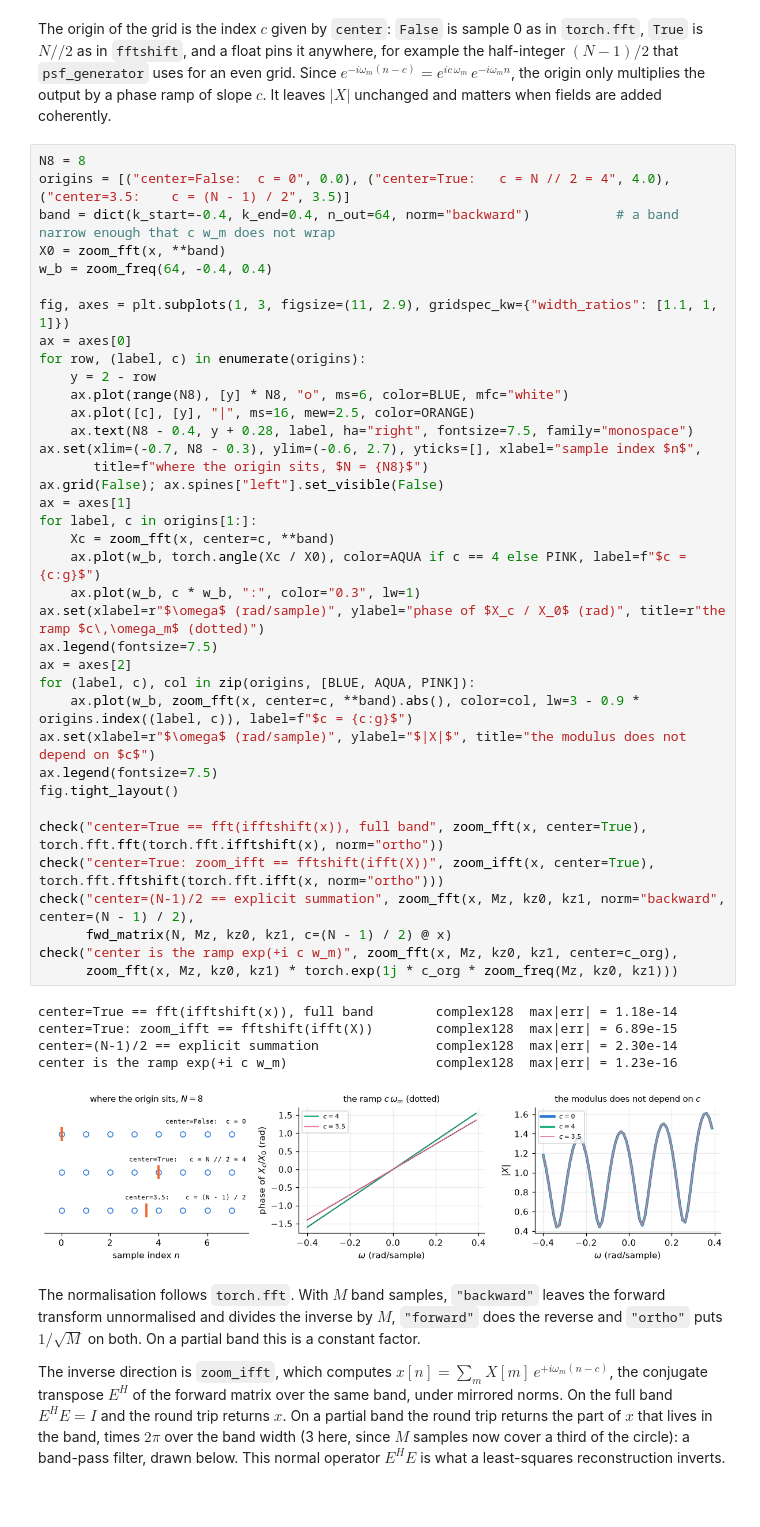
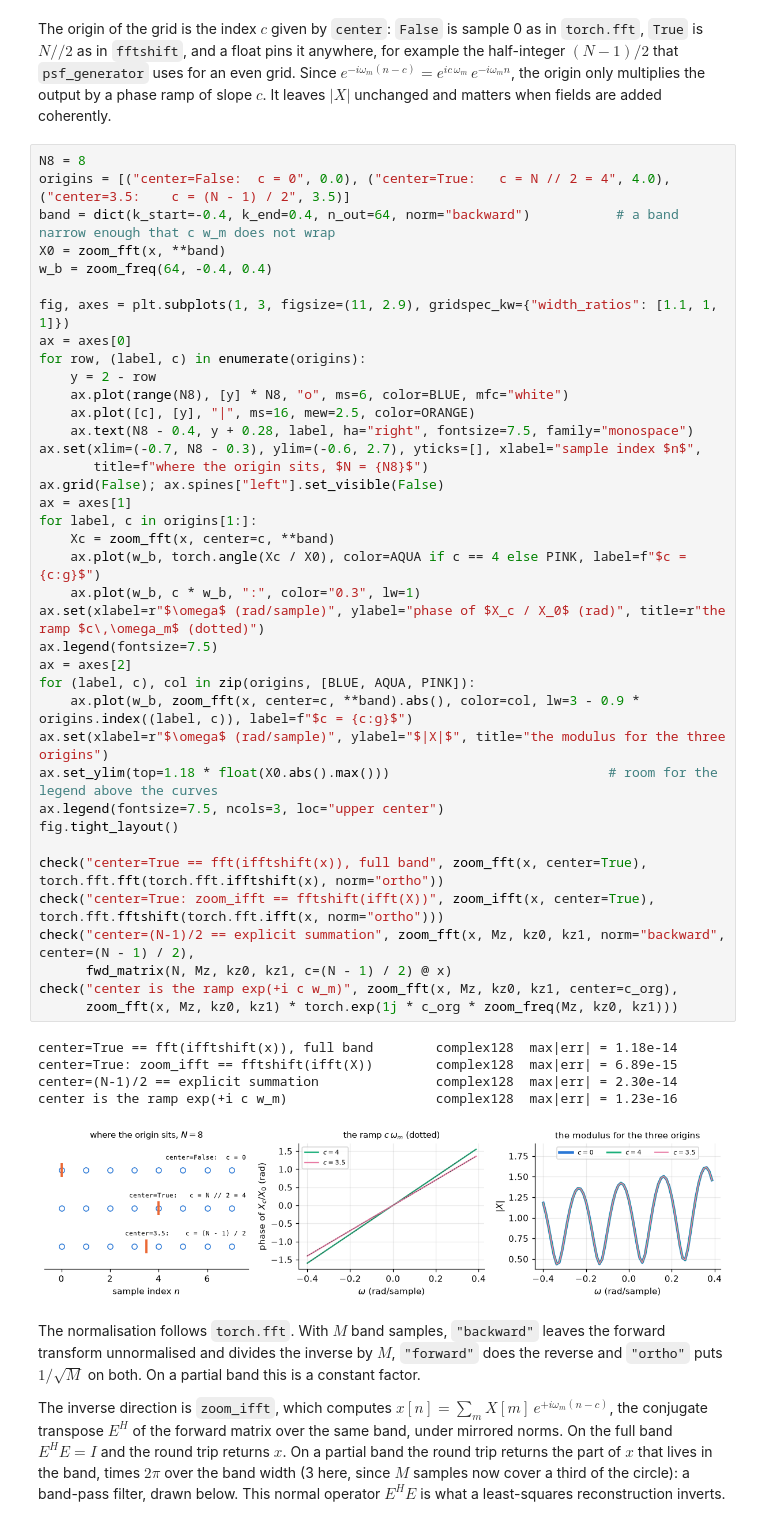
Before and after one commit to jon-dong/minimal-zoom-fft, a Jupyter notebook: notebooks/02_what_it_computes.ipynb, the cells around one changed output. Saved outputs shown, nothing was run; the diff lists cells and outputs as text.

```diff
--- a/notebooks/02_what_it_computes.ipynb
+++ b/notebooks/02_what_it_computes.ipynb
@@ -292,36 +295,37 @@ for row, (label, c) in enumerate(origins):
     y = 2 - row
     ax.plot(range(N8), [y] * N8, "o", ms=6, color=BLUE, mfc="white")
     ax.plot([c], [y], "|", ms=16, mew=2.5, color=ORANGE)
     ax.text(N8 - 0.4, y + 0.28, label, ha="right", fontsize=7.5, family="monospace")
 ax.set(xlim=(-0.7, N8 - 0.3), ylim=(-0.6, 2.7), yticks=[], xlabel="sample index $n$",
        title=f"where the origin sits, $N = {N8}$")
 ax.grid(False); ax.spines["left"].set_visible(False)
 ax = axes[1]
 for label, c in origins[1:]:
     Xc = zoom_fft(x, center=c, **band)
     ax.plot(w_b, torch.angle(Xc / X0), color=AQUA if c == 4 else PINK, label=f"$c = {c:g}$")
     ax.plot(w_b, c * w_b, ":", color="0.3", lw=1)
 ax.set(xlabel=r"$\omega$ (rad/sample)", ylabel="phase of $X_c / X_0$ (rad)", title=r"the ramp $c\,\omega_m$ (dotted)")
 ax.legend(fontsize=7.5)
 ax = axes[2]
 for (label, c), col in zip(origins, [BLUE, AQUA, PINK]):
     ax.plot(w_b, zoom_fft(x, center=c, **band).abs(), color=col, lw=3 - 0.9 * origins.index((label, c)), label=f"$c = {c:g}$")
-ax.set(xlabel=r"$\omega$ (rad/sample)", ylabel="$|X|$", title="the modulus does not depend on $c$")
-ax.legend(fontsize=7.5)
+ax.set(xlabel=r"$\omega$ (rad/sample)", ylabel="$|X|$", title="the modulus for the three origins")
+ax.set_ylim(top=1.18 * float(X0.abs().max()))                            # room for the legend above the curves
+ax.legend(fontsize=7.5, ncols=3, loc="upper center")
 fig.tight_layout()
 
 check("center=True == fft(ifftshift(x)), full band", zoom_fft(x, center=True), torch.fft.fft(torch.fft.ifftshift(x), norm="ortho"))
 check("center=True: zoom_ifft == fftshift(ifft(X))", zoom_ifft(x, center=True), torch.fft.fftshift(torch.fft.ifft(x, norm="ortho")))
 check("center=(N-1)/2 == explicit summation", zoom_fft(x, Mz, kz0, kz1, norm="backward", center=(N - 1) / 2),
       fwd_matrix(N, Mz, kz0, kz1, c=(N - 1) / 2) @ x)
 check("center is the ramp exp(+i c w_m)", zoom_fft(x, Mz, kz0, kz1, center=c_org),
       zoom_fft(x, Mz, kz0, kz1) * torch.exp(1j * c_org * zoom_freq(Mz, kz0, kz1)))
 # %% [output]
 center=True == fft(ifftshift(x)), full band        complex128  max|err| = 1.18e-14
 center=True: zoom_ifft == fftshift(ifft(X))        complex128  max|err| = 6.89e-15
 center=(N-1)/2 == explicit summation               complex128  max|err| = 2.30e-14
 center is the ramp exp(+i c w_m)                   complex128  max|err| = 1.23e-16
-[figure, old version]
+[figure, new version]
 # %% [markdown]
 The normalisation follows `torch.fft`. With $M$ band samples, `"backward"` leaves the forward transform unnormalised and divides the inverse by $M$, `"forward"` does the reverse and `"ortho"` puts $1/\sqrt{M}$ on both. On a partial band this is a constant factor.
 
```
Also changed, not shown: parts of 4 cells of this notebook, 1 other file.
